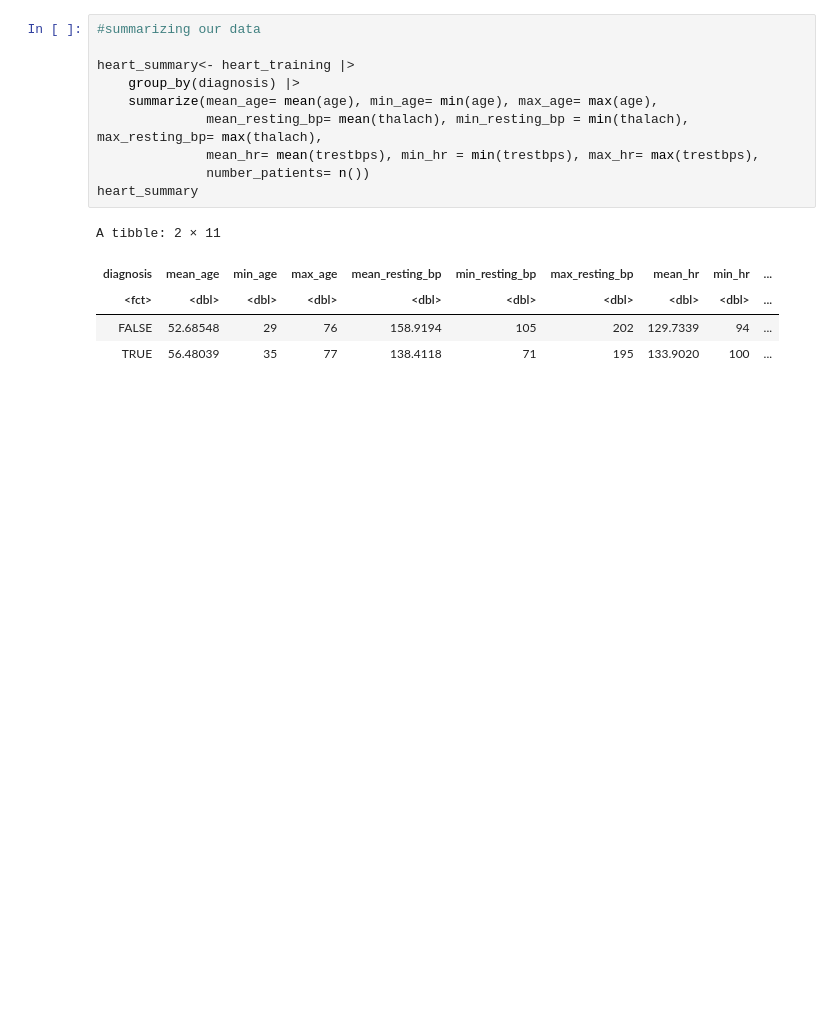
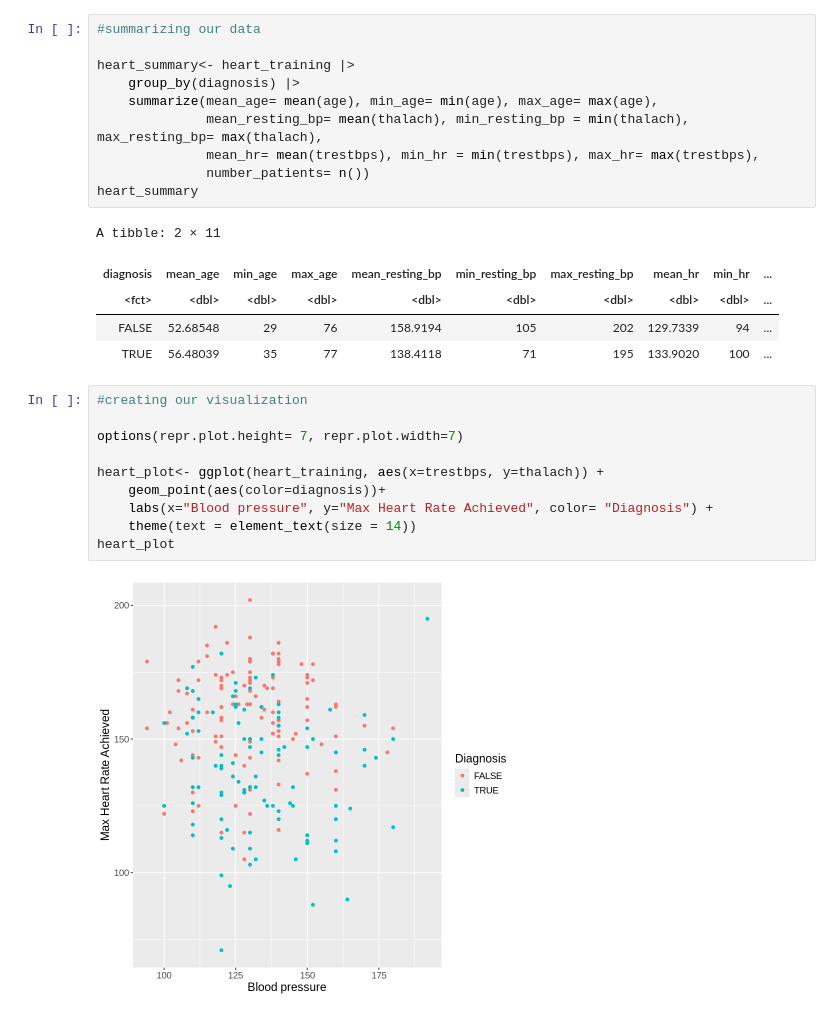
Before and after one commit to gellis03/DSCI-100-project, a Jupyter notebook: group_project.ipynb, the cells around one changed output. Saved outputs shown, nothing was run; the diff lists cells and outputs as text; blank space fills up the shorter version.

```diff
--- a/group_project.ipynb
+++ b/group_project.ipynb
@@ -108,3 +106,15 @@ A tibble: 2 × 11
 | <fct> | <dbl> | <dbl> | <dbl> | <dbl> | <dbl> | <dbl> | <dbl> | <dbl> | ... |
 | FALSE | 52.68548 | 29 | 76 | 158.9194 | 105 | 202 | 129.7339 | 94 | ... |
 | TRUE | 56.48039 | 35 | 77 | 138.4118 | 71 | 195 | 133.9020 | 100 | ... |
+# %%
+#creating our visualization
+
+options(repr.plot.height= 7, repr.plot.width=7)
+
+heart_plot<- ggplot(heart_training, aes(x=trestbps, y=thalach)) +
+    geom_point(aes(color=diagnosis))+
+    labs(x="Blood pressure", y="Max Heart Rate Achieved", color= "Diagnosis") +
+    theme(text = element_text(size = 14))
+heart_plot
+# %% [output]
+[figure, added]
```
Also changed, not shown: parts of 6 cells of this notebook.
